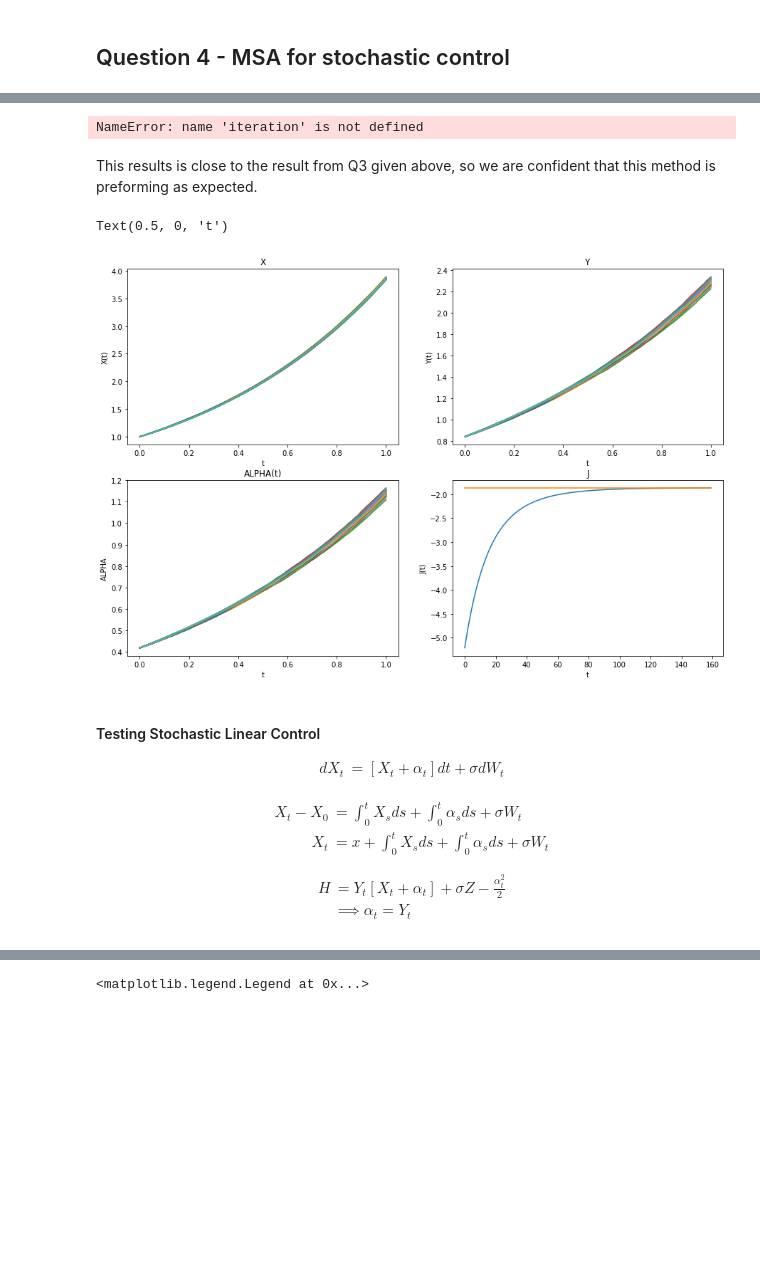
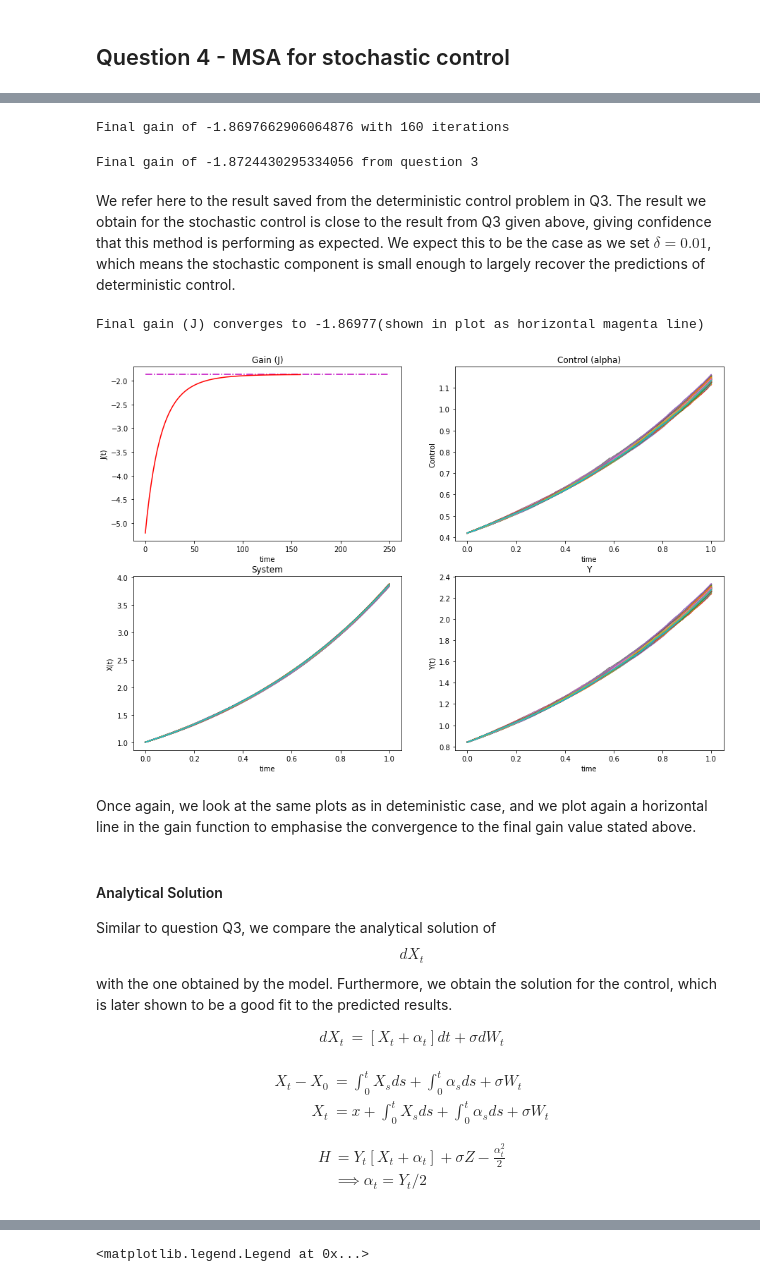
Before and after one commit to s2133934/SCDAA_CW_2021, a Jupyter notebook: notebook.ipynb, the cells around one changed output, grey strips where cells are left out. Drawn from its saved outputs; the diff is of its cells as text; code cells hidden in the pictures; blank space fills up the shorter version.

```diff
--- a/notebook.ipynb
+++ b/notebook.ipynb
@@ -1021,39 +1056,51 @@ J, J_actual, iteration, X, Y,alphas,W = Stochastic_Linear_quadratic_control(T, N
 # %%
-print('Final gain of',round(J actual,5),'with', iteration 'iterations')
+print('Final gain of',J_actual,'with', iteration, 'iterations')
 # %% [output]
-NameError: name 'iteration' is not defined
+Final gain of -1.8697662906064876 with 160 iterations
-# %% [markdown]
-This results is close to the result from Q3 given above, so we are confident that this method is preforming as expected.
-# %%
-x = np.linspace(0,1,N_time)
-
-fig, ax = plt.subplots(nrows = 2, ncols = 2, figsize=(15,10))
-for i in range(100):
-    ax[0,0].plot(x, X[i])
-    ax[0,1].plot(x, Y[i])
-    ax[1,0].plot(x, alphas[i])
-
-ax[0,1].set_title('Y')
-ax[0,1].set_ylabel('Y(t)')
-ax[0,1].set_xlabel('t')
-ax[0,0].set_title('X')
-ax[0,0].set_ylabel('X(t)')
-ax[0,0].set_xlabel('t')
-
-ax[1,0].set_title('ALPHA(t)')
-ax[1,0].set_ylabel('ALPHA')
-
-ax[1,0].set_xlabel('t')
-ax[1,1].plot(np.arange(len(J)), J)
-ax[1,1].plot(np.arange(len(J)), np.full((len(J)),J_actual))
-ax[1,1].set_title('J')
-ax[1,1].set_ylabel('J(t)')
-ax[1,1].set_xlabel('t')
-# %% [output]
-Text(0.5, 0, 't')
-[figure, removed]
+# %%
+print('Final gain of',Q3_result_for_Q4, 'from question 3')
+# %% [output]
+Final gain of -1.8724430295334056 from question 3
+# %% [markdown]
+We refer here to the result saved from the deterministic control problem in Q3. The result we obtain for the stochastic control is close to the result from Q3 given above, giving confidence that this method is performing as expected. We expect this to be the case as we set $\delta=0.01$, which means the stochastic component is small enough to largely recover the predictions of deterministic control.
+# %%
+'''Plotting results from Stochastic control for Gain (J), X, Y and controls (alpha)
+'''
+x = np.linspace(0,1,N_time) # time grid for plots
+fig, axis = plt.subplots(2,2, figsize=(15,10))
+
+for i in range(100):
+    axis[1,0].plot(x, X[i])
+    axis[1,1].plot(x, Y[i])
+    axis[0,1].plot(x, alphas[i])
+
+axis[0,0].plot(list(range(len(J))), J, color = 'r')
+axis[0,0].hlines(max(J),0,250, linestyles='dashdot', colors='m')
+axis[0,0].set_title('Gain (J)')
+axis[0,0].set_ylabel('J(t)')
+axis[0,0].set_xlabel('time')
+
+axis[0,1].set_title('Control (alpha)')
+axis[0,1].set_ylabel('Control')
+axis[0,1].set_xlabel('time')
+
+axis[1,0].set_title('System')
+axis[1,0].set_ylabel('X(t)')
+axis[1,0].set_xlabel('time')
+
+axis[1,1].set_title('Y')
+axis[1,1].set_ylabel('Y(t)')
+axis[1,1].set_xlabel('time')
+
+print(f'Final gain (J) converges to {(round(max(J),5))}(shown in plot as horizontal magenta line)')
+# %% [output]
+Final gain (J) converges to -1.86977(shown in plot as horizontal magenta line)
+[figure, added]
+# %% [markdown]
+Once again, we look at the same plots as in deteministic case, and we plot again a horizontal line in the gain function to emphasise the convergence to the final gain value stated above.
 # %% [markdown]
-#### Testing Stochastic Linear Control
+#### Analytical Solution
+Similar to question Q3, we compare the analytical solution of $$dX_t$$ with the one obtained by the model. Furthermore, we obtain the solution for the control, which is later shown to be a good fit to the predicted results.
 
 
 $$
@@ -1074,7 +1121,7 @@ $$
 $$
 \begin{aligned}
 H &= Y_t[X_t + \alpha_t] + \sigma Z - \frac{\alpha_t ^2}{2} \\
-&\implies \alpha_t = Y_t
+&\implies \alpha_t = Y_t/2
 \end{aligned}
 $$
 # %%
```
Also changed, not shown: parts of 40 cells of this notebook.
